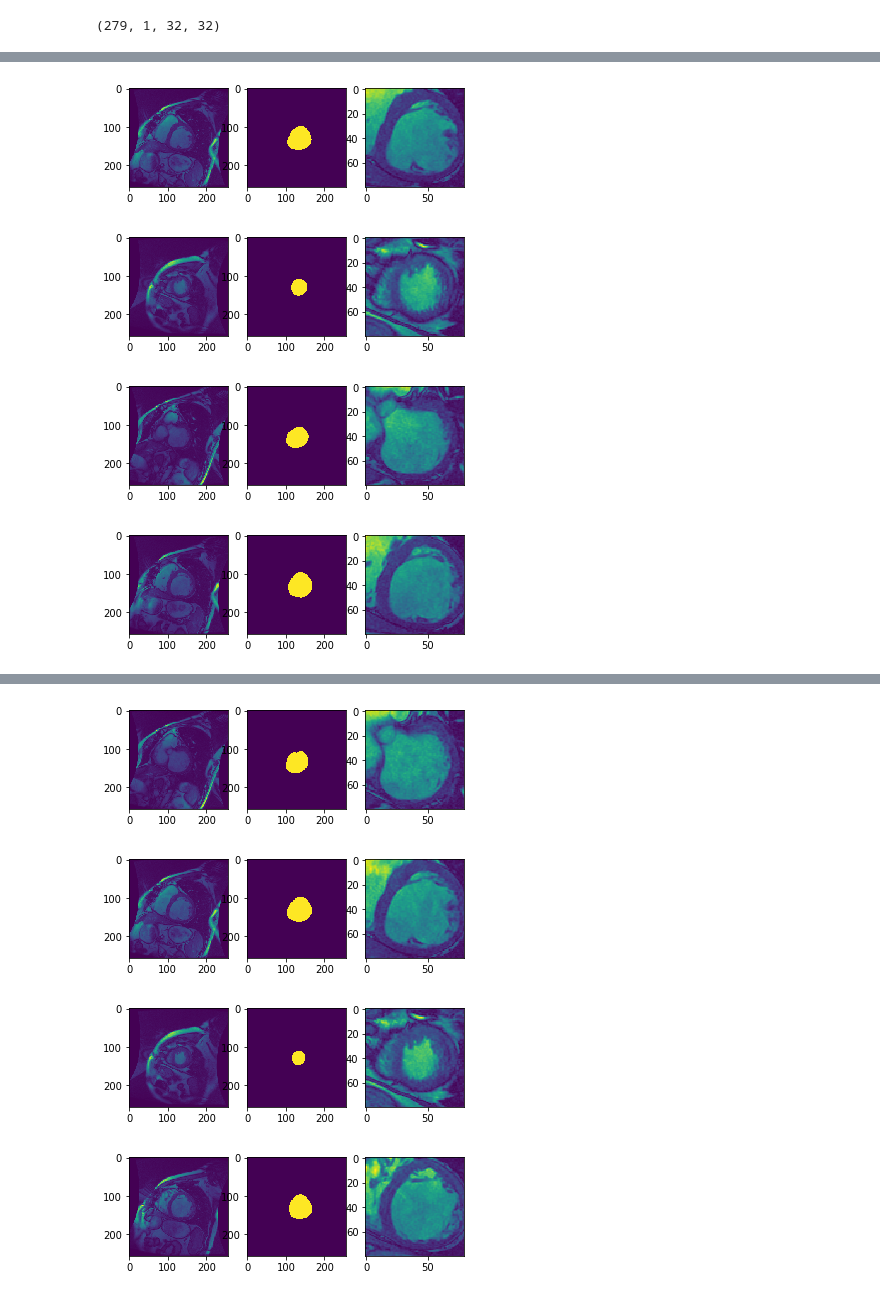
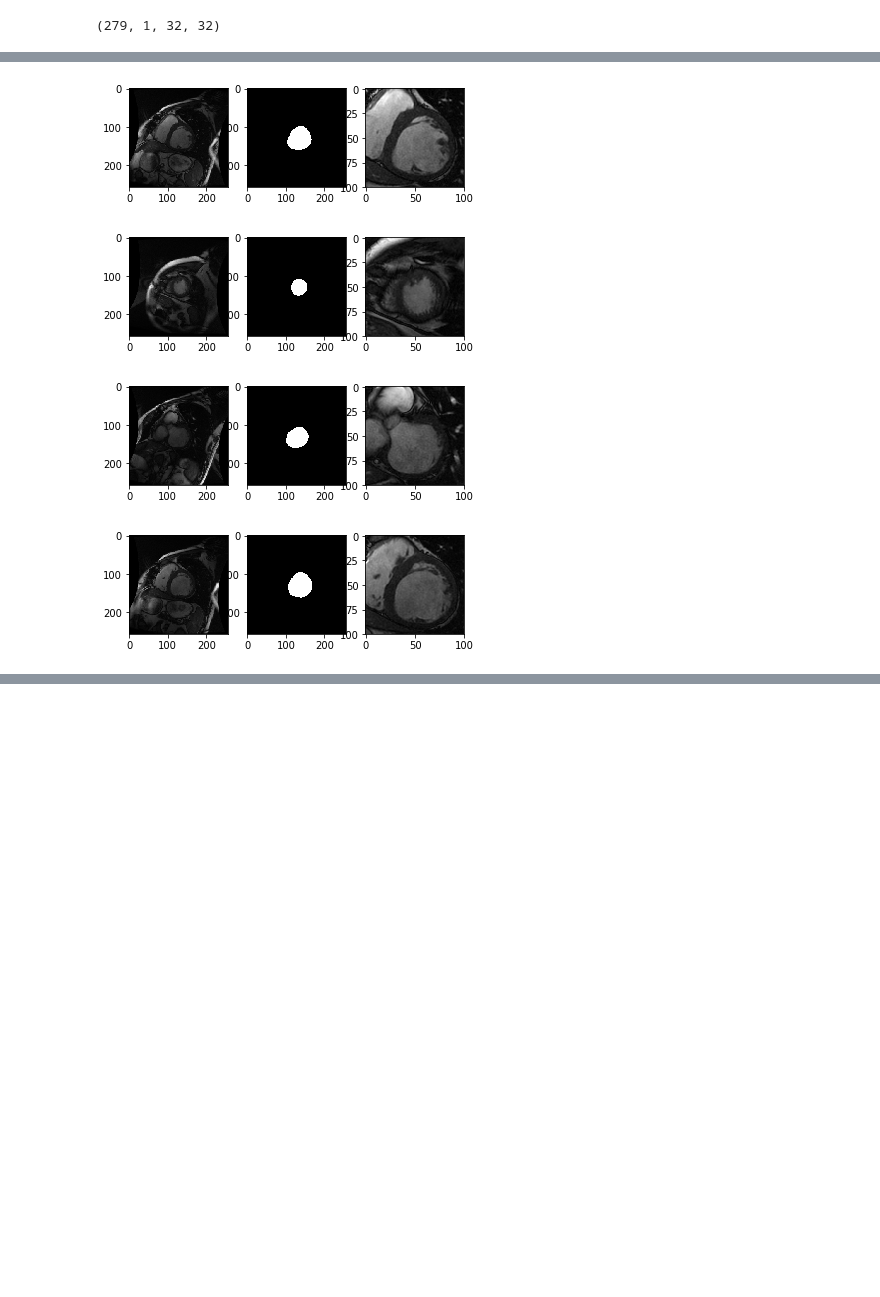
Before and after one commit to qqu0127/LV-segmentation, a Jupyter notebook: demo.ipynb, the cells around one changed output, grey strips where cells are left out. Drawn from its saved outputs; the diff is of its cells as text; code cells hidden in the pictures; blank space fills up the shorter version.

```diff
--- a/demo.ipynb
+++ b/demo.ipynb
@@ -64,0 +55,23 @@ for i in range(20):
+# %%
+import matplotlib.image as mpimg
+import matplotlib.pyplot as plt
+import matplotlib.patches as patches
+for i in range(5):
+    contour = contour_train[i]
+    coord = contour.ctr
+    coord = np.array(coord)
+    mask = mask_train[i, :, :, 0]
+    img = img_train[i, :, :, 0]
+    X_min, Y_min = coord[:,0].min(), coord[:,1].min()
+    X_max, Y_max = coord[:, 0].max(), coord[:, 1].max()
+    w = coord[:,0].max() - coord[:,0].min()
+    h = coord[:,1].max() - coord[:,1].min()
+
+    fig, ax = plt.subplots(figsize = (8,8))
+    ax.imshow(img, cmap = 'gray')
+    ax.plot(*zip(*coord))
+    bbox = patches.Rectangle(
+            (X_min, Y_min),
+            w, h,
+            linewidth=1, edgecolor='r', facecolor='none')
+    ax.add_patch(bbox)
@@ -101,2 +169,5 @@ h = training(model, X, Y, batch_size=16, epochs= 10, data_augm=False)
+# %%
+from keras.models import load_model
+model = load_model('./bbox_model.h5')
 # %%
 y_pred = model.predict(X_test, batch_size = 16)
@@ -112,9 +181,9 @@ for i in range(10):
     img = X_test[i * 20, :, :, 0]
     plt.figure()
     plt.subplot(131)
-    plt.imshow(img, cmap=plt.cm.BuPu_r)
+    plt.imshow(img, cmap='gray')
     plt.subplot(132)
-    plt.imshow(mask, cmap=plt.cm.BuPu_r)
+    plt.imshow(mask, cmap='gray')
     plt.subplot(133)
-    plt.imshow(ROI_val[i],cmap=plt.cm.BuPu_r)
+    plt.imshow(ROI_val[i],cmap='gray')
 # %% [output]
@@ -131,18 +200,18 @@ for i in range(10):
 # %%
-cropped = get_cropped(img_test, y_pred, win_size = 80)
+cropped = get_cropped(img_test, y_pred, win_size = 100)
 ## the size of cropping could be adjusted, should be tuned in terms of a few metrics...
 
-for i in range(10):
+for i in range(5):
     plt.figure()
     plt.subplot(131)
-    plt.imshow(img_test[i, :, :, 0])
+    plt.imshow(img_test[i, :, :, 0], cmap = 'gray')
     plt.subplot(132)
 
-    plt.imshow(mask_test[i,:,:,0])
+    plt.imshow(mask_test[i,:,:,0], cmap = 'gray')
     plt.subplot(133)
-    plt.imshow(cropped[i, :,:,0])
+    plt.imshow(cropped[i, :,:,0], cmap = 'gray')
 # %% [output]
-[figure, old version]
+[figure, new version]
-[figure, old version]
+[figure, new version]
-[figure, old version]
+[figure, new version]
-[figure, old version]
+[figure, new version]
@@ -150,4 +218,0 @@ for i in range(10):
-[figure, removed]
-[figure, removed]
-[figure, removed]
-[figure, removed]
```
Also changed, not shown: parts of 16 cells of this notebook, 5 other files.
